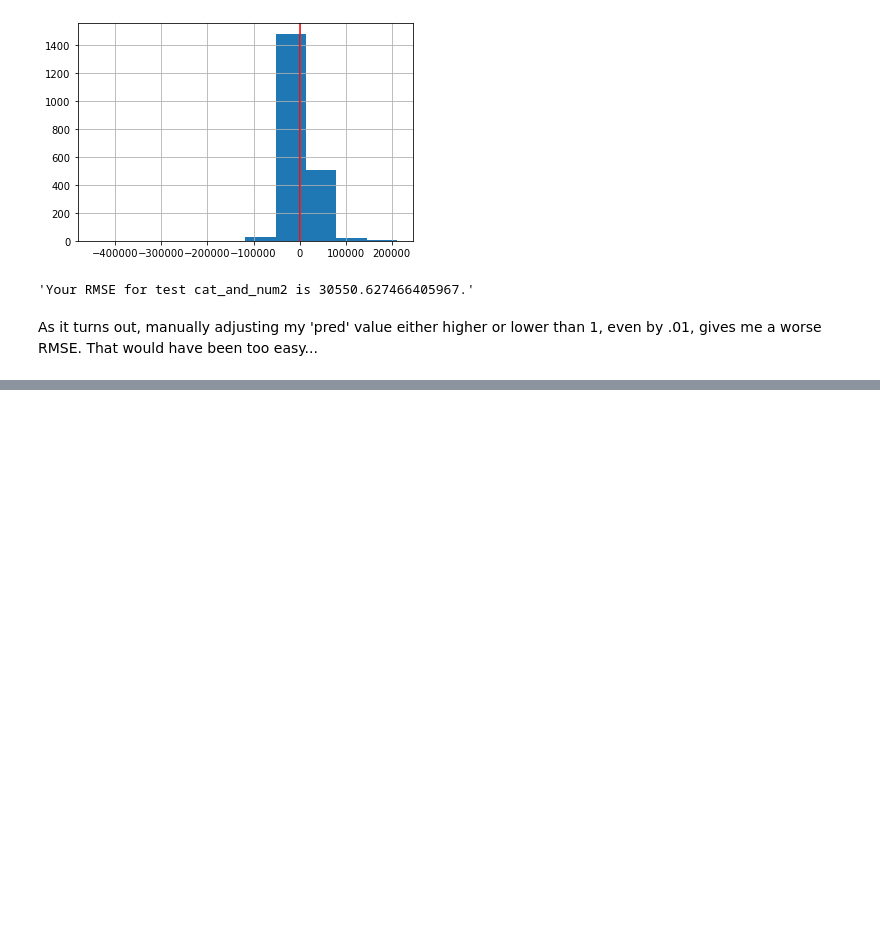
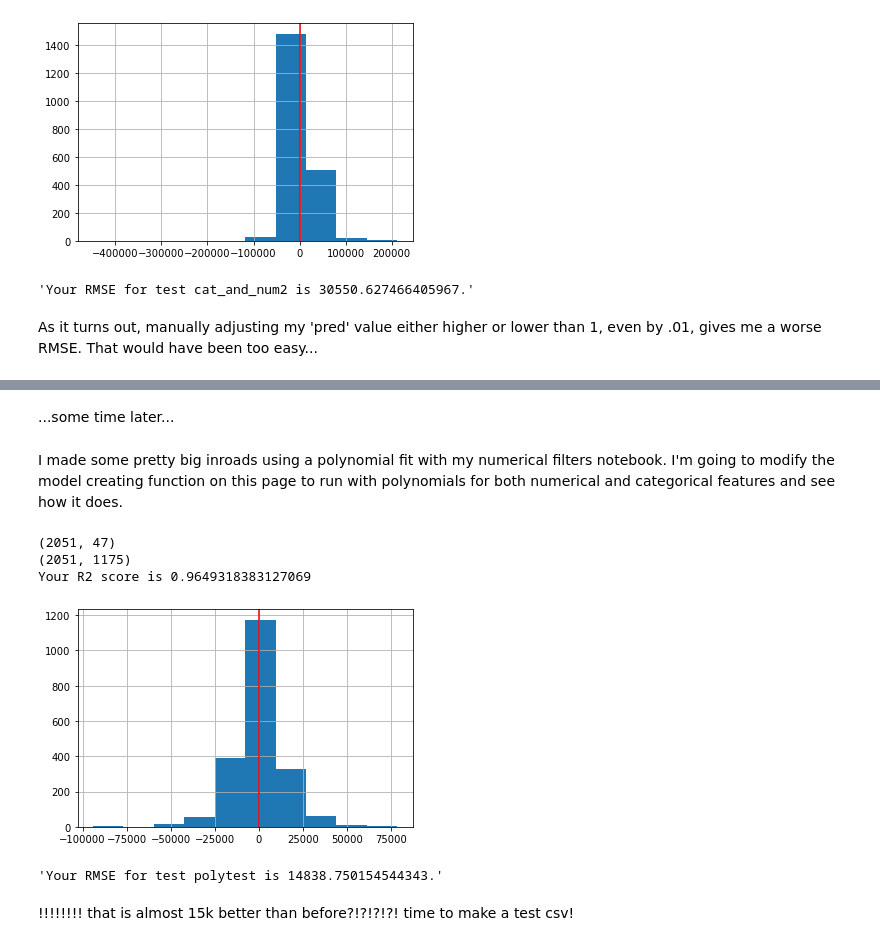
Before and after one commit to griffinwt/Ames_housing, a Jupyter notebook: Training.ipynb, the cells around one changed output, grey strips where cells are left out. Cells and saved outputs as stored; diff of their text form; code cells hidden in the pictures; blank space fills up the shorter version.

```diff
--- a/Training.ipynb
+++ b/Training.ipynb
@@ -430,0 +688,44 @@ As it turns out, manually adjusting my 'pred' value either higher or lower than
+# %% [markdown]
+...some time later...
+# %% [markdown]
+I made some pretty big inroads using a polynomial fit with my numerical filters notebook. I'm going to modify the model creating function on this page to run with polynomials for both numerical and categorical features and see how it does.
+# %%
+#accepts df name, test_name, features list, any feature columns that need to be dummified
+def make_model(df, test_name, features, dum_cols):
+    X = df[features] #will make nan (should only be numerical) values zeroes
+    X['mas_vnr_area'].fillna(df['mas_vnr_area'].mean(), inplace=True)
+    X.fillna(0, inplace=True)
+    if dum_cols != 0: #if you need to get dummies in any categorical columns, it happens here, otherwise enter '0'
+        X = pd.get_dummies(X, columns=dum_cols, drop_first=True)
+    y = df['saleprice'] #add target
+    #lr = LinearRegression()
+    #lr.fit(X, y)
+    print(X.shape)
+    poly = PolynomialFeatures(include_bias=False)
+    X_poly = poly.fit_transform(X)
+    print(X_poly.shape)
+    lr = LinearRegression()
+    lr.fit(X_poly, y)
+    print(f'Your R2 score is {lr.score(X_poly, y)}')
+    pred = lr.predict(X_poly)
+    #pred = [n*1 for n in pred] #manual adjustment of preds if desired
+    residuals = y - pred #these are the residuals
+    residuals.hist()
+    plt.axvline(0, color = 'red')
+    plt.show()
+    return f'Your RMSE for test {test_name} is {metrics.mean_squared_error(y, pred)**.5}.'
+# %%
+cat_features = ['ms_cat', 'n_cat', 'bldg_type', 'h_cat', 'central_air', 'k_cat', 'st_cat', 'ex_cat', 'hs_cat', 'mas_cat']
+features = ['overall_qual', 'year_built', 'year_remod/add', 'total_bsmt_sf', 'gr_liv_area', 'full_bath', 'garage_area',
+           'mas_vnr_area', 'totrms_abvgrd', 'fireplaces', 'bsmtfin_sf_1']
+all_feat = cat_features + features
+# %%
+make_model(home2, 'polytest', all_feat, cat_features)
+# %% [output]
+(2051, 47)
+(2051, 1175)
+Your R2 score is 0.9649318383127069
+[figure, added]
+'Your RMSE for test polytest is 14838.750154544343.'
+# %% [markdown]
+!!!!!!!! that is almost 15k better than before?!?!?!?! time to make a test csv!
```
Also changed, not shown: parts of 23 cells of this notebook, 5 other files.
